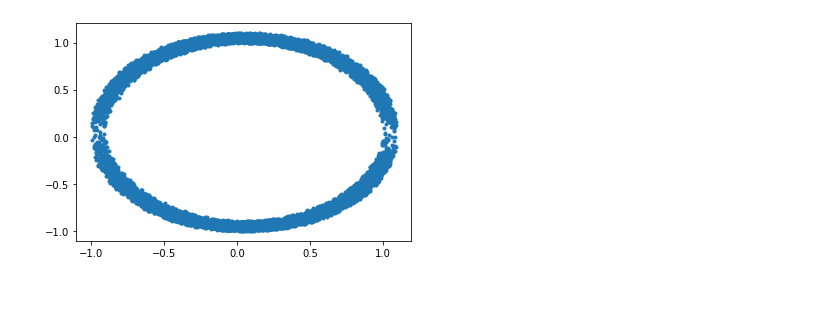
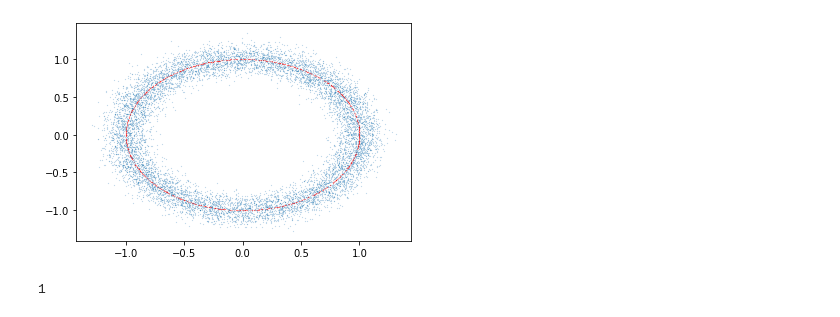
Before and after one commit to yoboget/AdversarialRegression, a Jupyter notebook: cGANRegression.ipynb, the cells around one changed output. Saved outputs shown, nothing was run; the diff lists cells and outputs as text; code cells hidden in the pictures.

```diff
--- a/cGANRegression.ipynb
+++ b/cGANRegression.ipynb
@@ -44,22 +17,35 @@ gsteps=5
 # %%
 def datapoints_in_a_circle(n, spread):
-    x= (np.random.rand(n)*2)-1
-    y= np.sqrt(1-x**2) * np.random.choice([-1, 1], n)
-    x = x + np.random.rand(n)*spread
-    y= y + np.random.rand(n)*spread
+    t= (np.random.rand(n))*360
+    x= np.cos(t)+  np.random.randn(n)*spread
+    y= np.sin(t)+ np.random.randn(n)*spread
     return x, y
-# %%
-train_images = mnist.train_images()
-train_labels = mnist.train_labels()
-
-x, y = datapoints_in_a_circle(10000, 0.1)
-data = np.array([x,y])
-data = to.from_numpy(data)
-
-plt.plot(x, y, '.')
-plt.show()
-# %% [output]
-[figure, removed]
+# %%
+x, y = datapoints_in_a_circle(10000, 0.1)
+y = to.from_numpy(y).float()
+y=y.reshape((10000,1))
+x = to.from_numpy(x).float()
+x=x.reshape((10000,1))
+data_ds = Dataset(x, y)
+
+x_circ, y_circ= datapoints_in_a_circle(1000, 0)
+plt.plot(x, y, '.', ms=0.2)
+plt.plot(x_circ, y_circ, '.', color='r', ms=0.2)
+plt.show()
+# %% [output]
+[figure, added]
+# %%
+epochs=10
+bs=1000
+n=y.shape[0]
+m=x.shape[1]
+nh=50
+nz=10
+dsteps=1
+gsteps=3
+m
+# %% [output]
+1
 # %%
 def collate(b):
     xs,ys = zip(*b)
```
Also changed, not shown: parts of 10 cells of this notebook.
